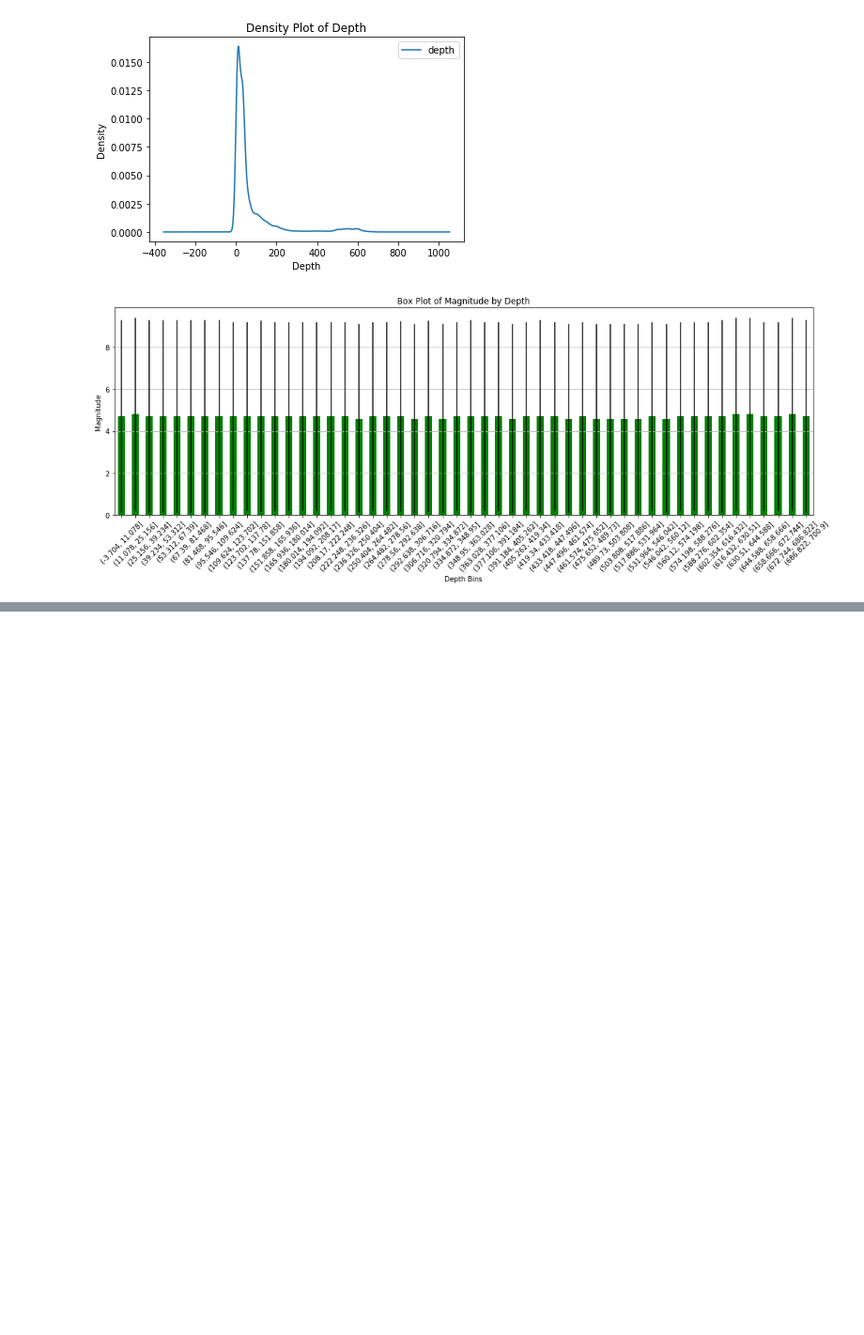
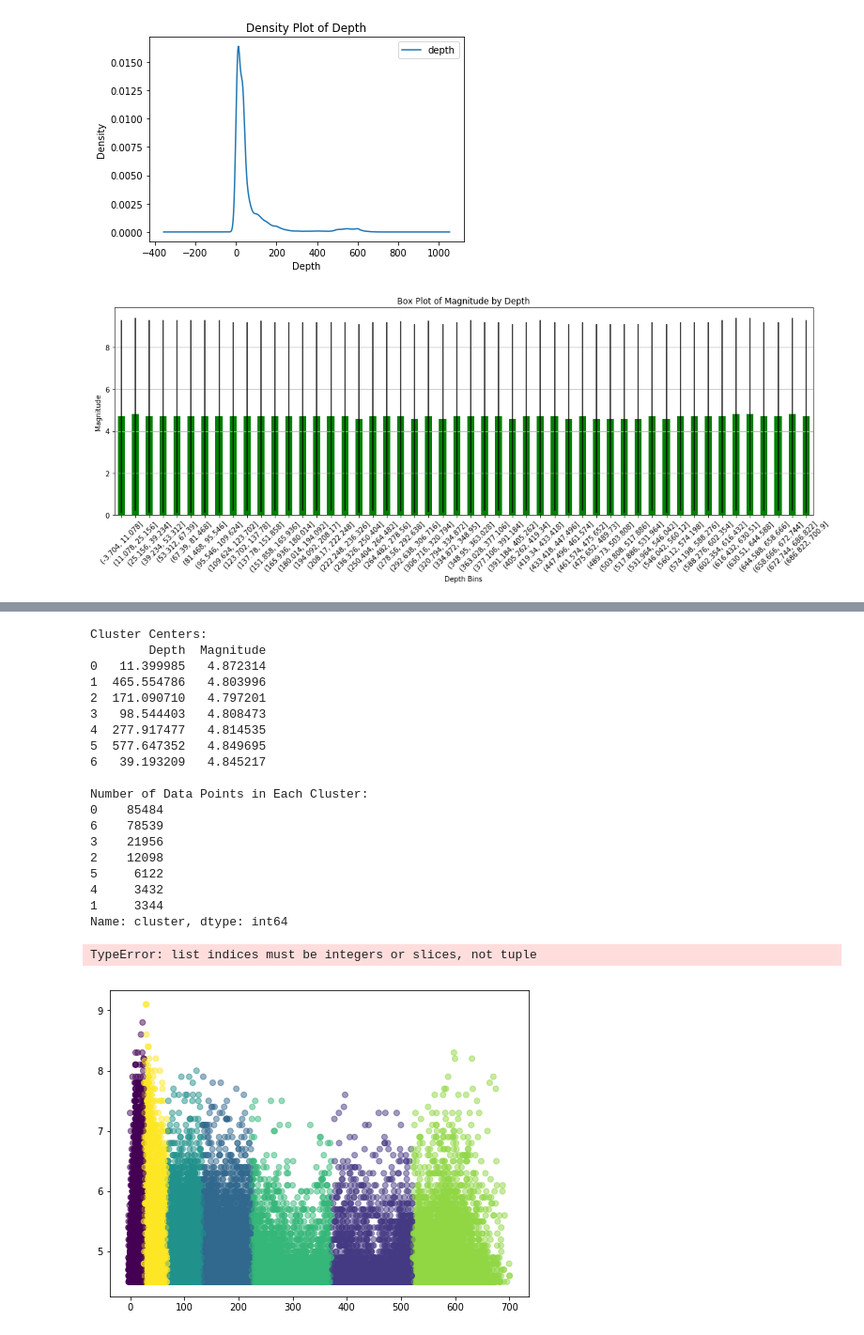
Before and after one commit to Death-RAW/Earthquake-Predictor-RNN, a Jupyter notebook: USGS.ipynb, the cells around one changed output, grey strips where cells are left out. Shown at 94% size. Drawn from its saved outputs; the diff is of its cells as text; code cells hidden in the pictures; blank space fills up the shorter version.

```diff
--- a/USGS.ipynb
+++ b/USGS.ipynb
@@ -372,0 +398,64 @@ JAX is not installed.
+# %%
+from pyspark.ml.clustering import KMeans
+from pyspark.ml.feature import VectorAssembler
+import matplotlib.pyplot as plt
+import pandas as pd
+
+# Assuming df, num_clusters are defined as in your code
+
+# Create a VectorAssembler to combine the features into a single vector column
+assembler = VectorAssembler(inputCols=["depth", "mag"], outputCol="features")
+df_features = assembler.transform(df)
+
+# Perform KMeans clustering
+kmeans = KMeans().setK(num_clusters).setSeed(42)
+model = kmeans.fit(df_features)
+transformed = model.transform(df_features)
+
+# Extract cluster centers and labels
+cluster_centers = model.clusterCenters()
+labels = transformed.select("prediction").rdd.flatMap(lambda x: x).collect()
+
+# Assign cluster labels to the original DataFrame
+X = df_features.select("depth", "mag").toPandas()
+X['cluster'] = labels
+
+# Print cluster centers and number of data points in each cluster
+print("Cluster Centers:")
+print(pd.DataFrame(cluster_centers, columns=['Depth', 'Magnitude']))
+
+print("\nNumber of Data Points in Each Cluster:")
+print(X['cluster'].value_counts())
+
+# Plotting the clusters
+plt.figure(figsize=(8, 6))
+plt.scatter(X['depth'], X['mag'], c=labels, cmap='viridis', alpha=0.5)
+plt.scatter(cluster_centers[:, 0], cluster_centers[:, 1], marker='x', color='red', s=100, label='Cluster Centers')
+plt.title('Clustering of Earthquake Data')
+plt.xlabel('Depth')
+plt.ylabel('Magnitude')
+plt.legend()
+plt.grid(True)
+plt.show()
+# %% [output]
+Cluster Centers:
+        Depth  Magnitude
+0   11.399985   4.872314
+1  465.554786   4.803996
+2  171.090710   4.797201
+3   98.544403   4.808473
+4  277.917477   4.814535
+5  577.647352   4.849695
+6   39.193209   4.845217
+
+Number of Data Points in Each Cluster:
+0    85484
+6    78539
+3    21956
+2    12098
+5     6122
+4     3432
+1     3344
+Name: cluster, dtype: int64
+TypeError: list indices must be integers or slices, not tuple
+[figure, added]
```
Also changed, not shown: parts of 10 cells of this notebook, 2 other files.
